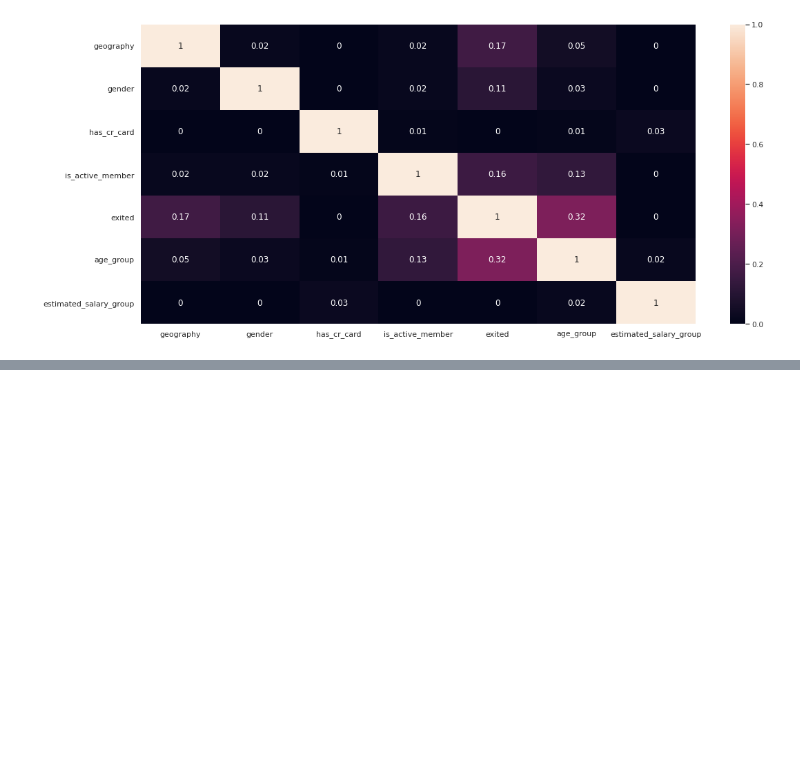
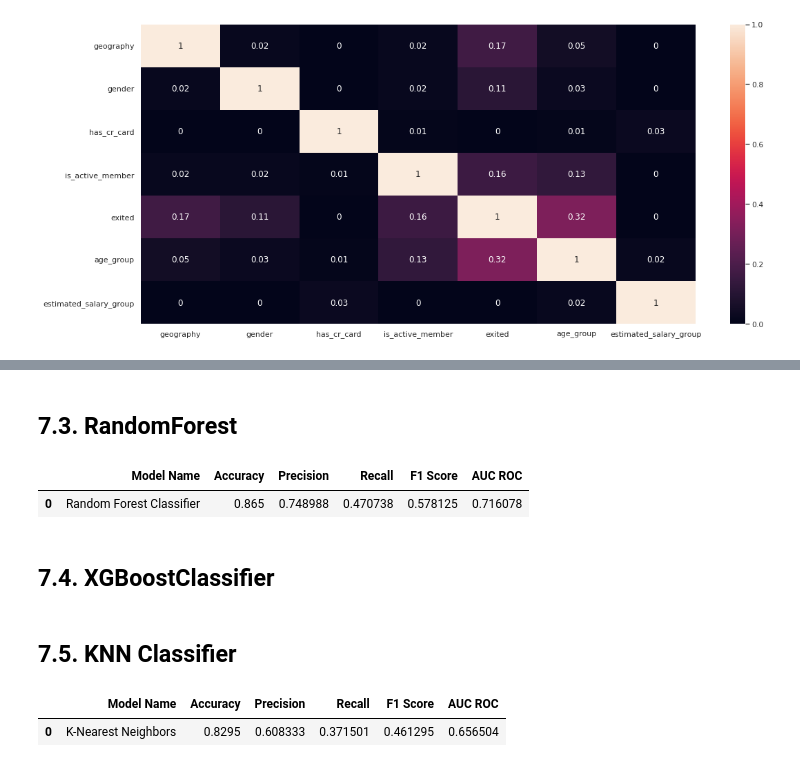
Before and after one commit to diandramelo/Churn_Prediction, a Jupyter notebook: v01-churn_prediction.ipynb, the cells around one changed output, grey strips where cells are left out. Drawn from its saved outputs; the diff is of its cells as text; code cells hidden in the pictures; blank space fills up the shorter version.

```diff
--- a/v01-churn_prediction.ipynb
+++ b/v01-churn_prediction.ipynb
@@ -602,0 +785,28 @@ sns.heatmap(d, annot = True);
+# %% [markdown]
+## 7.3. RandomForest
+# %%
+rf = RandomForestClassifier(n_estimators = 100, n_jobs = -1, random_state = 42)
+rf.fit(x_train, y_train)
+
+y_hat = rf.predict(x_test)
+
+rf_result = ml_performance('Random Forest Classifier', y_test, y_hat)
+rf_result
+# %% [output]
+|  | Model Name | Accuracy | Precision | Recall | F1 Score | AUC ROC |
+| 0 | Random Forest Classifier | 0.865 | 0.748988 | 0.470738 | 0.578125 | 0.716078 |
+# %% [markdown]
+## 7.4. XGBoostClassifier
+# %% [markdown]
+## 7.5.  KNN Classifier
+# %%
+knn = KNeighborsClassifier(n_neighbors = 5, weights = 'distance', n_jobs = -1)
+knn.fit(x_train, y_train)
+
+y_hat = knn.predict(x_test)
+
+knn_result = ml_performance('K-Nearest Neighbors', y_test, y_hat)
+knn_result
+# %% [output]
+|  | Model Name | Accuracy | Precision | Recall | F1 Score | AUC ROC |
+| 0 | K-Nearest Neighbors | 0.8295 | 0.608333 | 0.371501 | 0.461295 | 0.656504 |
```
Also changed, not shown: parts of 28 cells of this notebook.
